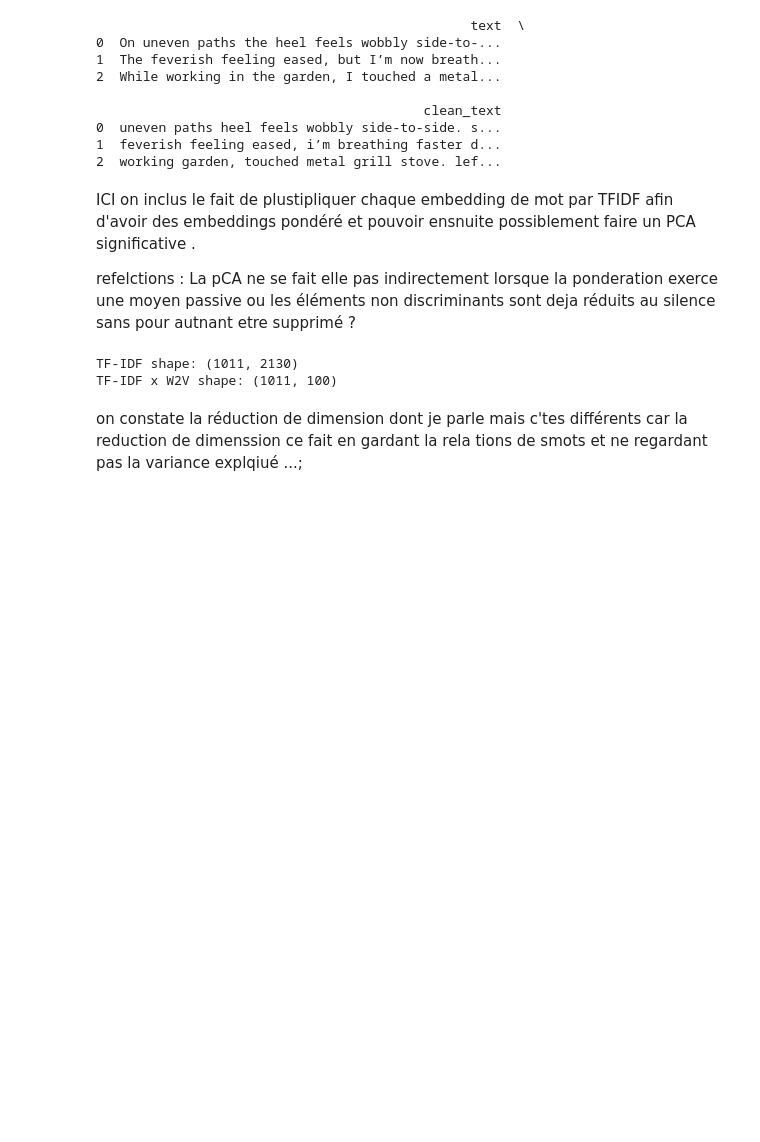
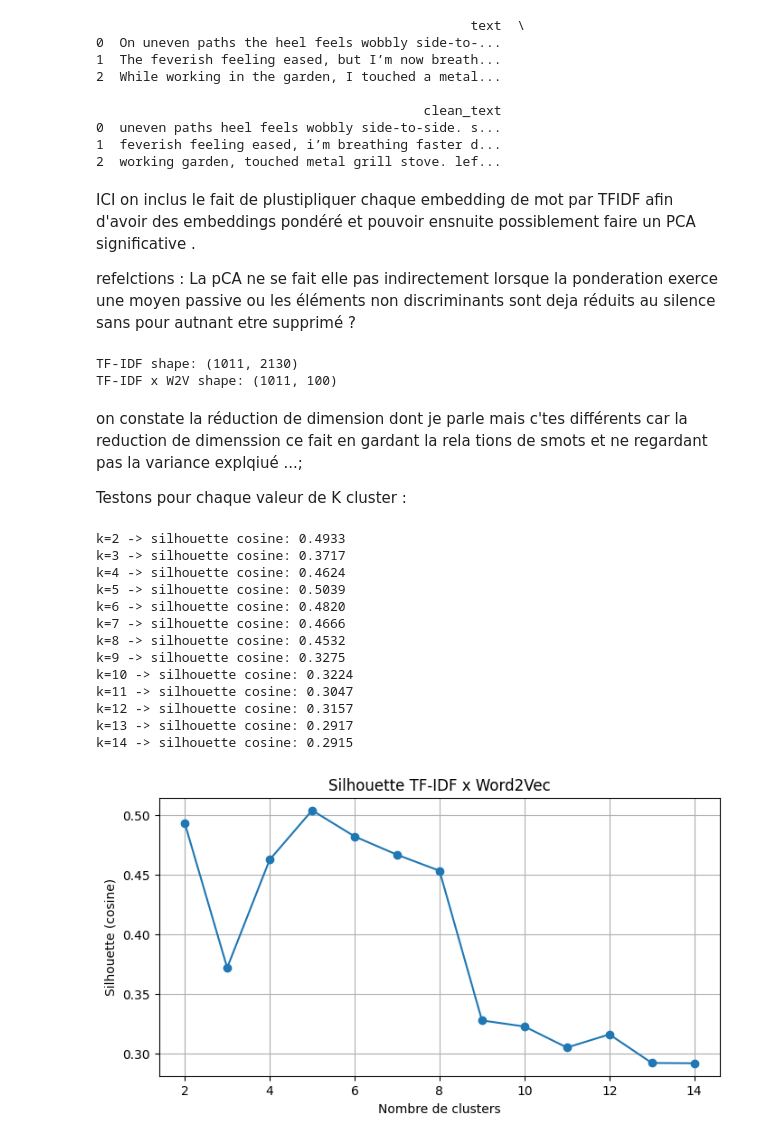
Before and after one commit to divisio74/Cvrie-supervised-and-unsupervised-study, a Jupyter notebook: final2.ipynb, the cells around one changed output. Saved outputs shown, nothing was run; the diff lists cells and outputs as text; code cells hidden in the pictures; blank space fills up the shorter version.

```diff
--- a/final2.ipynb
+++ b/final2.ipynb
@@ -145,3 +145,42 @@ TF-IDF shape: (1011, 2130)
 TF-IDF x W2V shape: (1011, 100)
 # %% [markdown]
 on constate la réduction de dimension dont je parle mais c'tes différents car la reduction de dimenssion ce fait en gardant la rela tions de smots et ne regardant pas la variance explqiué ...;
+
+Testons pour chaque valeur de K cluster :
+# %%
+from sklearn.cluster import KMeans
+from sklearn.metrics import silhouette_score
+
+# Test sur plusieurs valeurs de k
+silhouettes = []
+K_range = range(2, 15)
+
+for k in K_range:
+    km = KMeans(n_clusters=k, random_state=42, n_init=10)
+    km.fit(tfidf_w2v_matrix)
+    score = silhouette_score(tfidf_w2v_matrix, km.labels_, metric='cosine')
+    silhouettes.append(score)
+    print(f"k={k} -> silhouette cosine: {score:.4f}")
+
+plt.figure(figsize=(8, 4))
+plt.plot(list(K_range), silhouettes, marker='o')
+plt.xlabel('Nombre de clusters')
+plt.ylabel('Silhouette (cosine)')
+plt.title('Silhouette TF-IDF x Word2Vec')
+plt.grid(True)
+plt.show()
+# %% [output]
+k=2 -> silhouette cosine: 0.4933
+k=3 -> silhouette cosine: 0.3717
+k=4 -> silhouette cosine: 0.4624
+k=5 -> silhouette cosine: 0.5039
+k=6 -> silhouette cosine: 0.4820
+k=7 -> silhouette cosine: 0.4666
+k=8 -> silhouette cosine: 0.4532
+k=9 -> silhouette cosine: 0.3275
+k=10 -> silhouette cosine: 0.3224
+k=11 -> silhouette cosine: 0.3047
+k=12 -> silhouette cosine: 0.3157
+k=13 -> silhouette cosine: 0.2917
+k=14 -> silhouette cosine: 0.2915
+[figure, added]
```
Also changed, not shown: parts of 5 cells of this notebook.
